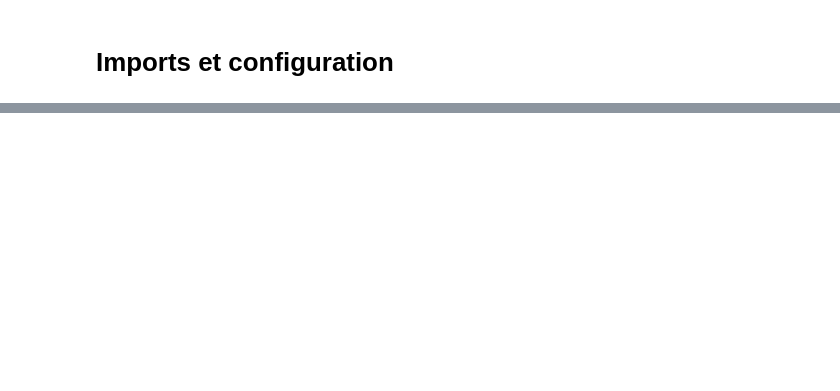
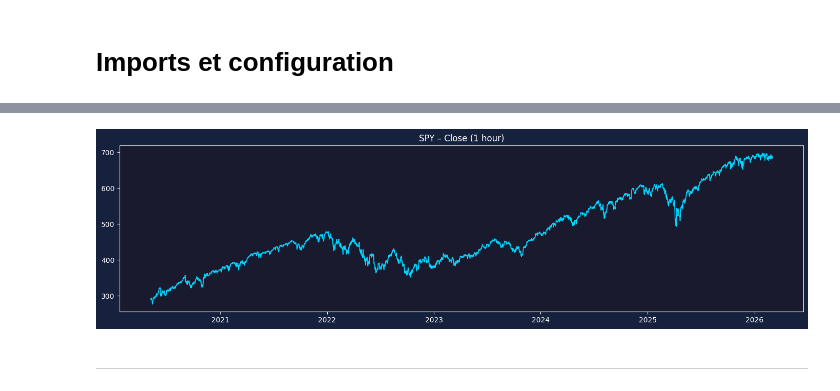
Before and after one commit to qu4ant/YouTube, a Jupyter notebook: 2026/04_ibkr_data/Interactive Brokers_historical_data.ipynb, the cells around one changed output, grey strips where cells are left out. Drawn from its saved outputs; the diff is of its cells as text; code cells hidden in the pictures; blank space fills up the shorter version.

Commit message:
update_ibkr

```diff
--- a/2026/04_ibkr_data/Interactive Brokers_historical_data.ipynb
+++ b/2026/04_ibkr_data/Interactive Brokers_historical_data.ipynb
@@ -75,0 +286,12 @@ ib.disconnect()
+# %%
+# ── Exemple : SPY en H1 sur 5 ans (chunk par blocs de 365 jours) ──
+# SMART = Smart Order Routing (IBKR choisit le meilleur exchange automatiquement)
+contract = Stock('SPY', 'SMART', 'USD')
+ib.qualifyContracts(contract)
+
+# Paramètres
+bar_size = '1 hour'          # ou '4 hours'
+chunk_days = 365             # max ~365j par requête pour hourly
+total_years = 5
+end_dt = datetime.now()
+start_dt = end_dt - timedelta(days=total_years * 365)
@@ -75,0 +333,13 @@ ib.disconnect()
+# %%
+# Assemblage final
+df_intraday = util.df(all_bars)
+df_intraday['date'] = pd.to_datetime(df_intraday['date'])
+df_intraday = df_intraday.drop_duplicates(subset=['date']).sort_values('date').set_index('date')
+
+print(f"\nSPY {bar_size} : {len(df_intraday)} barres du {df_intraday.index[0]} au {df_intraday.index[-1]}")
+
+# Sauvegarde
+INTRADAY_DIR = './data/sector_etfs_intraday'
+os.makedirs(INTRADAY_DIR, exist_ok=True)
+df_intraday.to_csv(os.path.join(INTRADAY_DIR, f"SPY_{bar_size.replace(' ', '')}.csv"))
+print(f"Sauvegardé dans {INTRADAY_DIR}/SPY_{bar_size.replace(' ', '')}.csv")
@@ -75,0 +359,10 @@ ib.disconnect()
+# %%
+fig, ax = plt.subplots(figsize=(14, 4))
+ax.plot(df_intraday.index, df_intraday['close'], color='#00d4ff', linewidth=1.2)
+ax.set_title(f'SPY – Close ({bar_size})')
+ax.set_facecolor('#1a1a2e')
+fig.patch.set_facecolor('#16213e')
+plt.tight_layout()
+plt.show()
+# %% [output]
+[figure, added]
@@ -75,0 +372,2 @@ ib.disconnect()
+# %% [markdown]
+---
```
Also changed, not shown: parts of 21 cells of this notebook, 1 other file.
